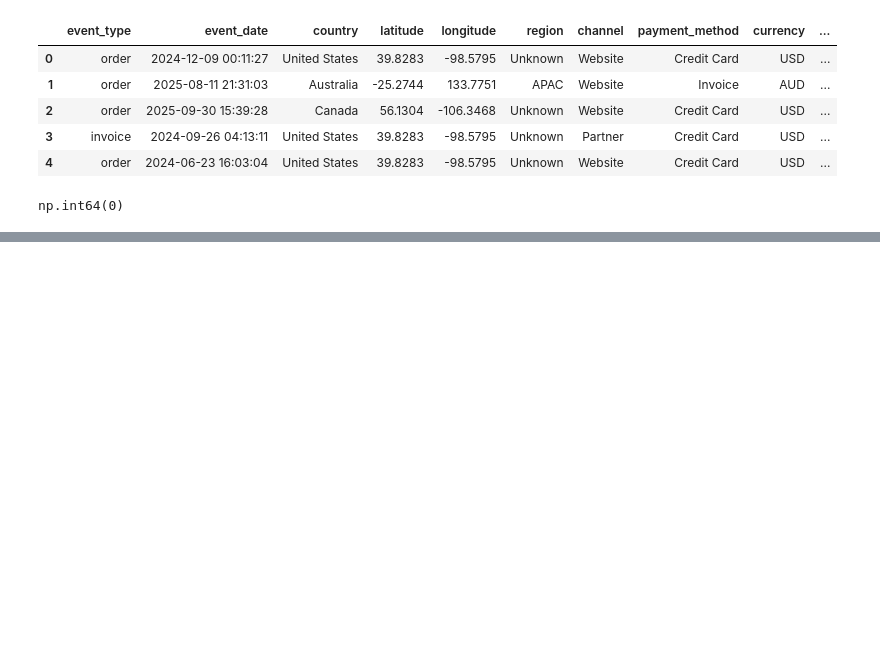
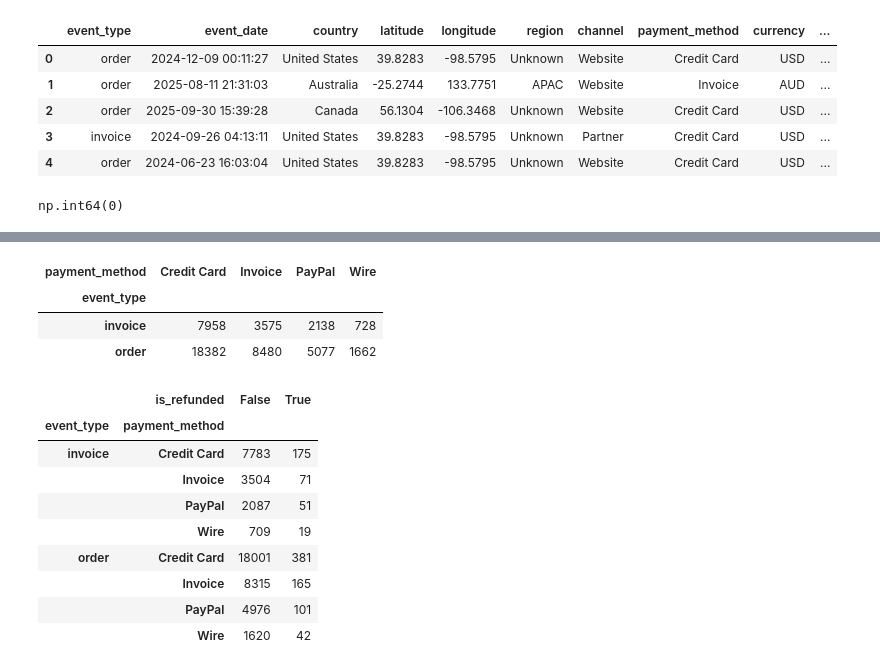
Before and after one commit to mrpradip098-hue/data-analyst-notes, a Jupyter notebook: Python/Ecomerce_Data.ipynb, the cells around one changed output, grey strips where cells are left out. Drawn from its saved outputs; the diff is of its cells as text; code cells hidden in the pictures; blank space fills up the shorter version.

```diff
--- a/Python/Ecomerce_Data.ipynb
+++ b/Python/Ecomerce_Data.ipynb
@@ -184,0 +233,20 @@ np.int64(0)
+# %%
+df.groupby("event_type")['payment_method'].value_counts().unstack()
+# %% [output]
+| payment_method | Credit Card | Invoice | PayPal | Wire |
+| event_type |  |  |  |  |
+| invoice | 7958 | 3575 | 2138 | 728 |
+| order | 18382 | 8480 | 5077 | 1662 |
+# %%
+df.groupby(["event_type",'payment_method'])[ "is_refunded"].value_counts().unstack()
+# %% [output]
+|  | is_refunded | False | True |
+| event_type | payment_method |  |  |
+| invoice | Credit Card | 7783 | 175 |
+|  | Invoice | 3504 | 71 |
+|  | PayPal | 2087 | 51 |
+|  | Wire | 709 | 19 |
+| order | Credit Card | 18001 | 381 |
+|  | Invoice | 8315 | 165 |
+|  | PayPal | 4976 | 101 |
+|  | Wire | 1620 | 42 |
```
Also changed, not shown: parts of 17 cells of this notebook.
